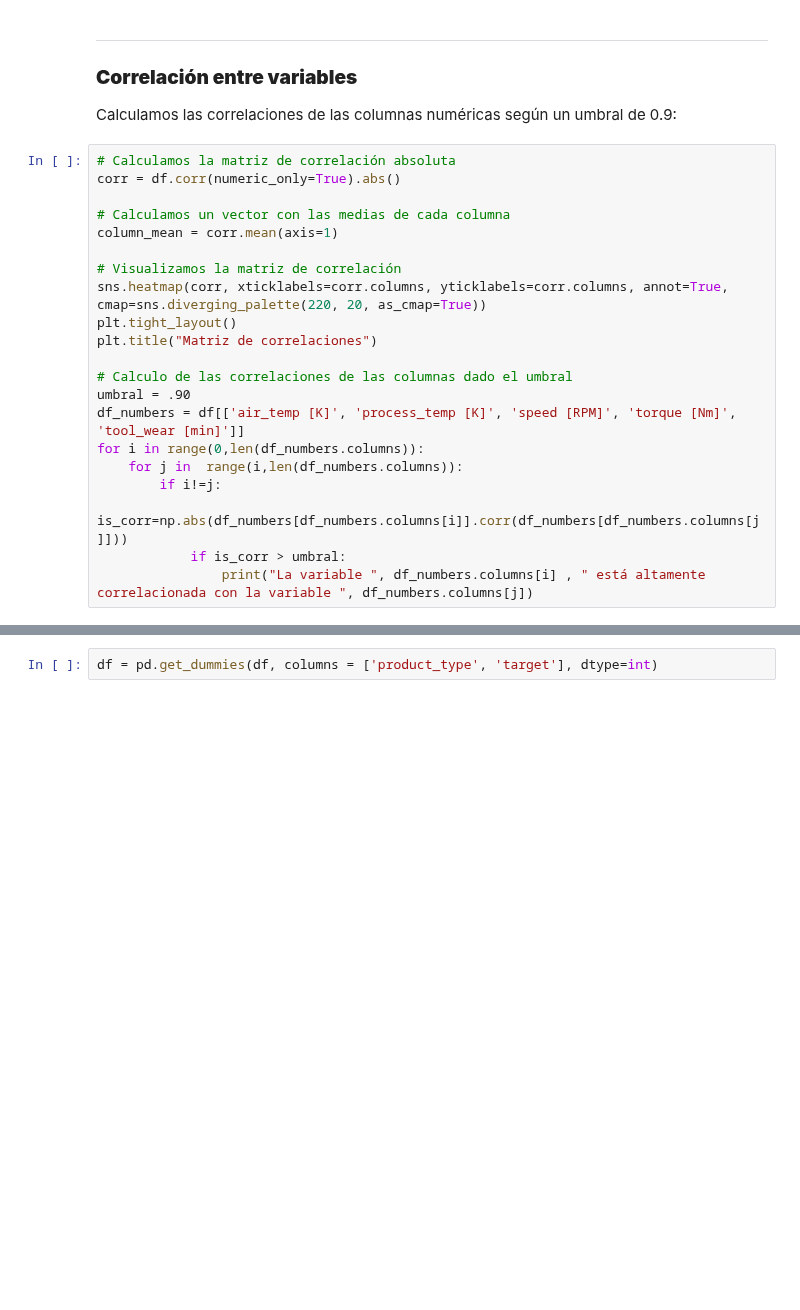
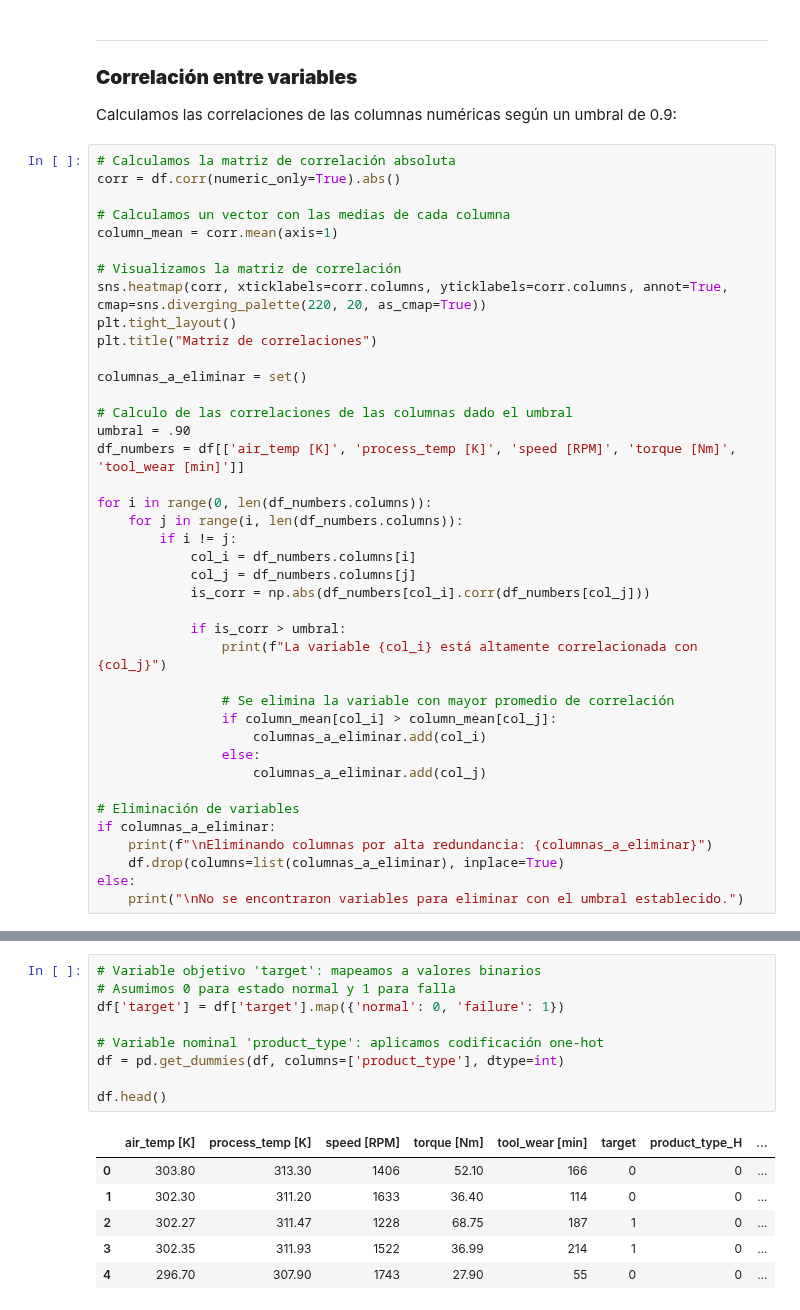
Before and after one commit to Lautsol/Tp-Ciencia-de-datos, a Jupyter notebook: Archivos/TP_Parte2.ipynb, the cells around one changed output, grey strips where cells are left out. Saved outputs shown, nothing was run; the diff lists cells and outputs as text; blank space fills up the shorter version.

```diff
--- a/Archivos/TP_Parte2.ipynb
+++ b/Archivos/TP_Parte2.ipynb
@@ -124,13 +123,32 @@ sns.heatmap(corr, xticklabels=corr.columns, yticklabels=corr.columns, annot=True
 plt.tight_layout()
 plt.title("Matriz de correlaciones")
 
+columnas_a_eliminar = set()
+
 # Calculo de las correlaciones de las columnas dado el umbral
 umbral = .90
 df_numbers = df[['air_temp [K]', 'process_temp [K]', 'speed [RPM]', 'torque [Nm]', 'tool_wear [min]']]
-for i in range(0,len(df_numbers.columns)):
-    for j in  range(i,len(df_numbers.columns)):
-        if i!=j:
-            is_corr=np.abs(df_numbers[df_numbers.columns[i]].corr(df_numbers[df_numbers.columns[j]]))
+
+for i in range(0, len(df_numbers.columns)):
+    for j in range(i, len(df_numbers.columns)):
+        if i != j:
+            col_i = df_numbers.columns[i]
+            col_j = df_numbers.columns[j]
+            is_corr = np.abs(df_numbers[col_i].corr(df_numbers[col_j]))
+
             if is_corr > umbral:
-                print("La variable ", df_numbers.columns[i] , " está altamente correlacionada con la variable ", df_numbers.columns[j])
+                print(f"La variable {col_i} está altamente correlacionada con {col_j}")
+
+                # Se elimina la variable con mayor promedio de correlación
+                if column_mean[col_i] > column_mean[col_j]:
+                    columnas_a_eliminar.add(col_i)
+                else:
+                    columnas_a_eliminar.add(col_j)
+
+# Eliminación de variables
+if columnas_a_eliminar:
+    print(f"\nEliminando columnas por alta redundancia: {columnas_a_eliminar}")
+    df.drop(columns=list(columnas_a_eliminar), inplace=True)
+else:
+    print("\nNo se encontraron variables para eliminar con el umbral establecido.")
 # %% [output]
@@ -142,2 +161,16 @@ En este caso sólo tenemos variables categóricas nominales ('product_type' y 't
-# %%
-df = pd.get_dummies(df, columns = ['product_type', 'target'], dtype=int)
+# %%
+# Variable objetivo 'target': mapeamos a valores binarios
+# Asumimos 0 para estado normal y 1 para falla
+df['target'] = df['target'].map({'normal': 0, 'failure': 1})
+
+# Variable nominal 'product_type': aplicamos codificación one-hot
+df = pd.get_dummies(df, columns=['product_type'], dtype=int)
+
+df.head()
+# %% [output]
+|  | air_temp [K] | process_temp [K] | speed [RPM] | torque [Nm] | tool_wear [min] | target | product_type_H | ... |
+| 0 | 303.80 | 313.30 | 1406 | 52.10 | 166 | 0 | 0 | ... |
+| 1 | 302.30 | 311.20 | 1633 | 36.40 | 114 | 0 | 0 | ... |
+| 2 | 302.27 | 311.47 | 1228 | 68.75 | 187 | 1 | 0 | ... |
+| 3 | 302.35 | 311.93 | 1522 | 36.99 | 214 | 1 | 0 | ... |
+| 4 | 296.70 | 307.90 | 1743 | 27.90 | 55 | 0 | 0 | ... |
```
Also changed, not shown: parts of 8 cells of this notebook, 1 other file.
